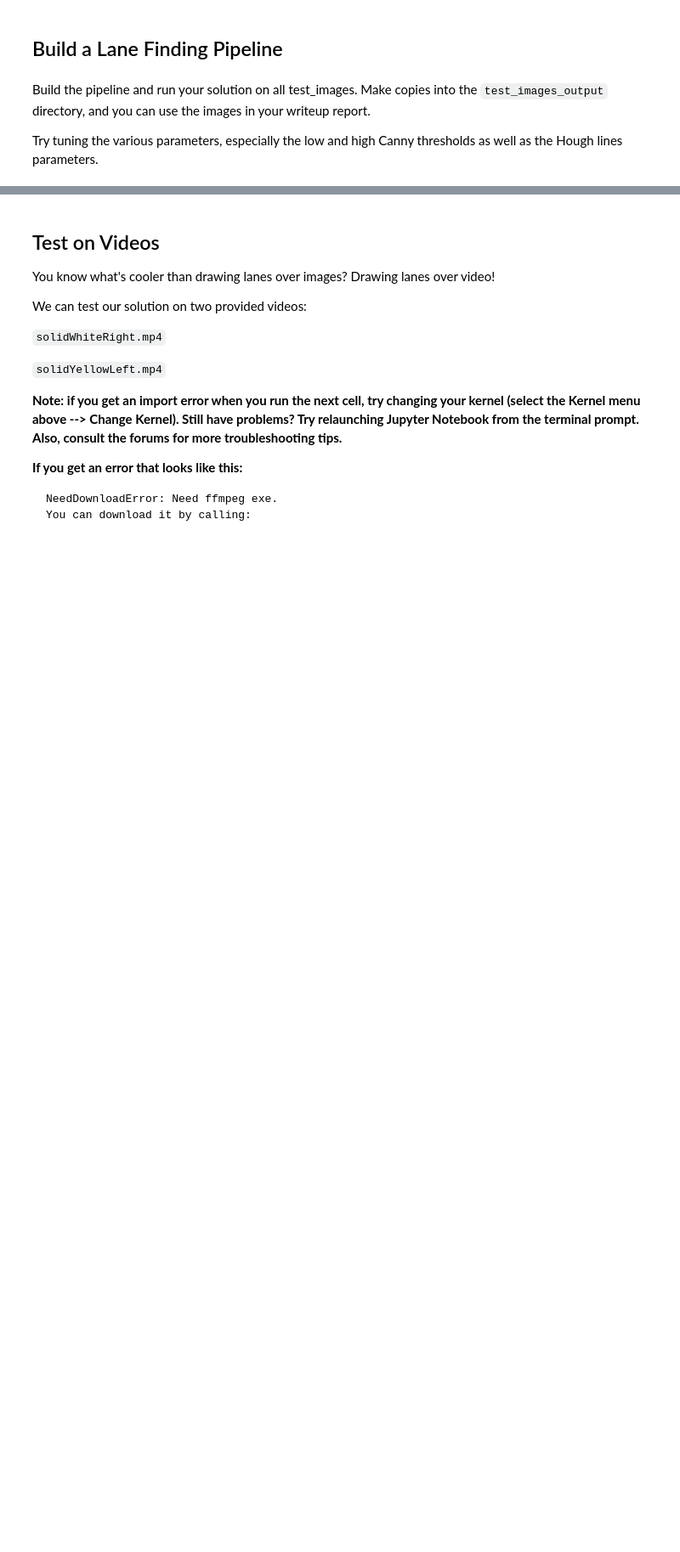
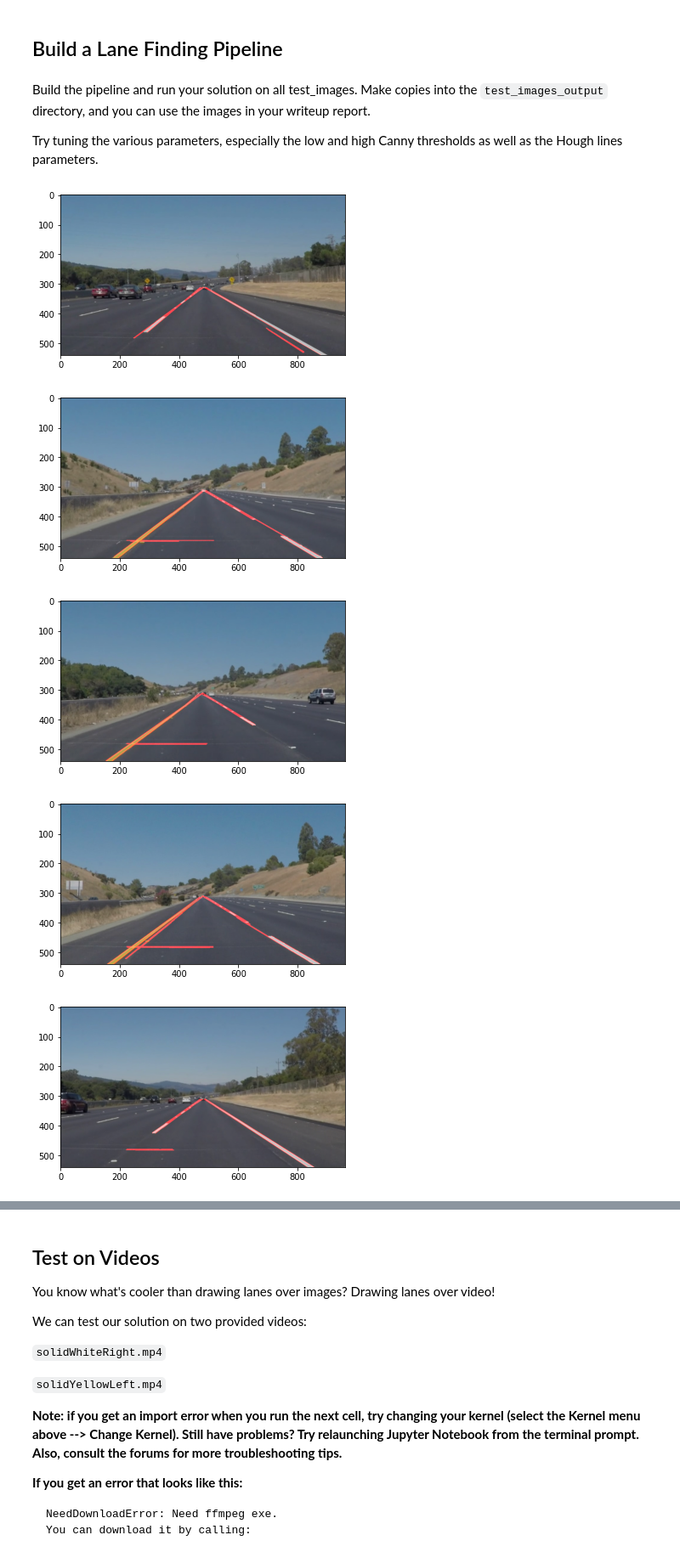
Before and after one commit to ParisaMousavi/CarND-LaneLines-P1, a Jupyter notebook: P1.ipynb, the cells around one changed output, grey strips where cells are left out. Shown at 85% size. Saved outputs shown, nothing was run; the diff lists cells and outputs as text; code cells hidden in the pictures; blank space fills up the shorter version.

```diff
--- a/P1.ipynb
+++ b/P1.ipynb
@@ -165,7 +165,7 @@ def hough_lines(img, rho, theta, threshold, min_line_len, max_line_gap):
 
 # Python 3 has support for cool math symbols.
 
-def weighted_img(img, initial_img, α=0.8, β=1., γ=0.):
+def weighted_img(img, initial_img, α=0.8, β=1., j=0.):
     """
     `img` is the output of the hough_lines(), An image with lines drawn on it.
     Should be a blank image (all black) with lines drawn on it.
@@ -177,7 +177,7 @@ def weighted_img(img, initial_img, α=0.8, β=1., γ=0.):
     initial_img * α + img * β + γ
     NOTE: initial_img and img must be the same shape!
     """
-    return cv2.addWeighted(initial_img, α, img, β, γ)
+    return cv2.addWeighted(initial_img, α, img, β, j)
 # %% [markdown]
 ## Test Images
 
@@ -229,31 +229,37 @@ max_line_gap = 60    # maximum gap in pixels between connectable line segments
 #fig = plt.figure(figsize=(6,6))
 #fig.set_figheight(100)
 #fig.set_figwidth(100)
 
 cell_counter = 1
 for filename in os.listdir(basepath + "test_images/") :
     img = mpimg.imread( basepath + 'test_images/' + filename )
 
     img = np.copy(img)
 
     # 1- make a gray scale image
     gray = grayscale(img)
 
     # 2- apply gaussian blure to gray scale
     gaussian_gray = gaussian_blur(gray, my_kernel_size)
 
     # 3- find the edges
     edges = canny(gaussian_gray, my_low_threshold, my_high_threshold)
 
     # 4- limit region
     imshape = image.shape
     my_vertices = my_vertices = np.array([[(140,imshape[0]),(460, 310), (490, 310), (890,imshape[0])]], dtype=np.int32)
     masked_edges = region_of_interest(edges, my_vertices)
 
     # 5- hough transform to find lines from canny edges
     lines = hough_lines(masked_edges, rho, theta, threshold, min_line_len, max_line_gap)
 
     # 6- Draw the line on the edge image
-    lines_edges = weighted_img(lines, img, α=0.8, β=1., λ=0.)
+    lines_edges = weighted_img(lines, img, α=0.8, β=1., j=0.)
     plt.figure()
     plt.imshow(lines_edges )
+# %% [output]
+[figure, added]
+[figure, added]
+[figure, added]
+[figure, added]
+[figure, added]
```
Also changed, not shown: parts of 9 cells of this notebook.
